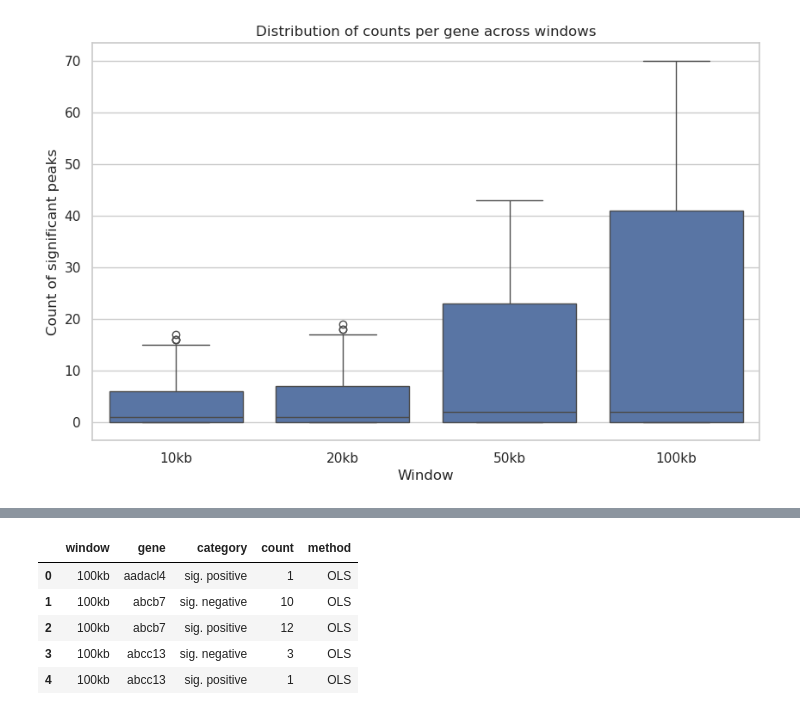
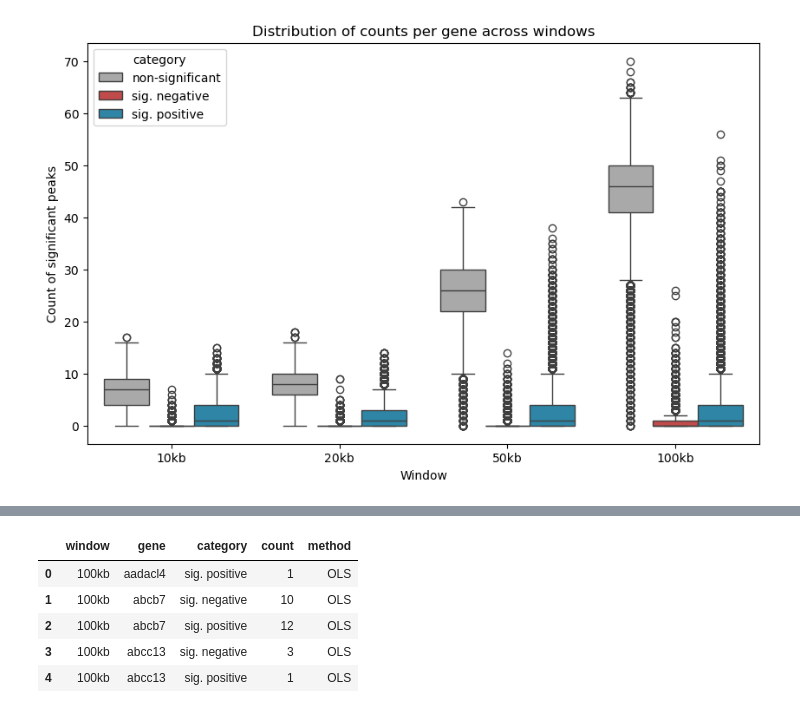
Before and after one commit to smin07/BA, a Jupyter notebook: BA_data/Rmd_n_notebook/RNA_ATAC_cor_ct_2.ipynb, the cells around one changed output, grey strips where cells are left out. Saved outputs shown, nothing was run; the diff lists cells and outputs as text; code cells hidden in the pictures.

```diff
--- a/BA_data/Rmd_n_notebook/RNA_ATAC_cor_ct_2.ipynb
+++ b/BA_data/Rmd_n_notebook/RNA_ATAC_cor_ct_2.ipynb
@@ -12,15 +17,30 @@ cor_res_df.head()
 # %%
+
+# classify every peak–gene pair into one of three categories
+def classify_pair(row):
+    if row["padj"] <= 0.05 and row["correlation"] < 0:
+        return "sig. negative"
+    elif row["padj"] <= 0.05 and row["correlation"] > 0:
+        return "sig. positive"
+    else:
+        return "non-significant"
+
+cor_res_df["category"] = cor_res_df.apply(classify_pair, axis=1)
+
 # Make window categorical and ordered
 cor_res_df["window"] = pd.Categorical(
     cor_res_df["window"],
     categories=["10kb", "20kb", "50kb", "100kb"],
     ordered=True
 )
+
 # Order by window
 cor_res_df = cor_res_df.sort_values("window", ascending=True)
 cor_res_df
 
-# Group by gene and peak pair and select first of each group
+cor_res_df["category"] = cor_res_df.apply(classify_pair, axis=1)
+
+# "Dedublication" of gene-peak pairs by keeping only the first occurrence of each pair across all windows (since they are ordered by window size, this will keep the pair with the smallest window size)"
 pair_summary = (
     cor_res_df
     .groupby(["gene", "peak"], as_index=False)
@@ -35,7 +55,7 @@ pair_summary
 pair_counts = pair_summary.groupby(["gene", "peak"]).size().reset_index(name="count")
 pair_counts['count'].value_counts()
 
-# count for each gene
+# Counts how many unique gene-peak pairs fall into each category for each window size
 summary_counts = pair_summary.groupby(['window', 'gene', 'category']).size().reset_index(name="count")
 summary_counts
 # %% [output]
@@ -71,10 +75,23 @@ summary_counts.groupby(['window', 'gene'])['count'].sum().reset_index(name="tota
 # %%
 # Make boxplot for each window showing the distribution of counts per gene
+
+import numpy as np
+import matplotlib.pyplot as plt
+import matplotlib.patches as mpatches
+import seaborn as sns
+
+category_order  = ["sig. negative", "non-significant", "sig. positive"]
+category_colors = {
+   "sig. negative": "#D43737",
+    "sig. positive": "#1A8EB9",
+    "non-significant": "#A9A9A9"
+}
+
 plt.figure(figsize=(10, 6))
-sns.boxplot(data=summary_counts, x="window", y="count")
+sns.boxplot(data=summary_counts, x="window", y="count", hue="category", palette=category_colors)
 plt.title("Distribution of counts per gene across windows")
 plt.xlabel("Window")
 plt.ylabel("Count of significant peaks")
 plt.show()
 # %% [output]
-[figure, old version]
+[figure, new version]
```
Also changed, not shown: parts of 9 cells of this notebook, 18 other files.
